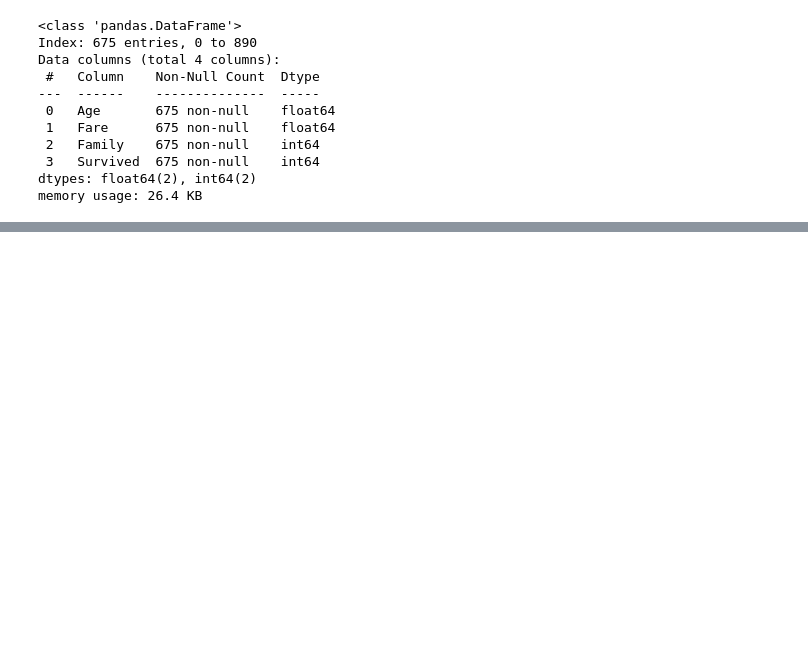
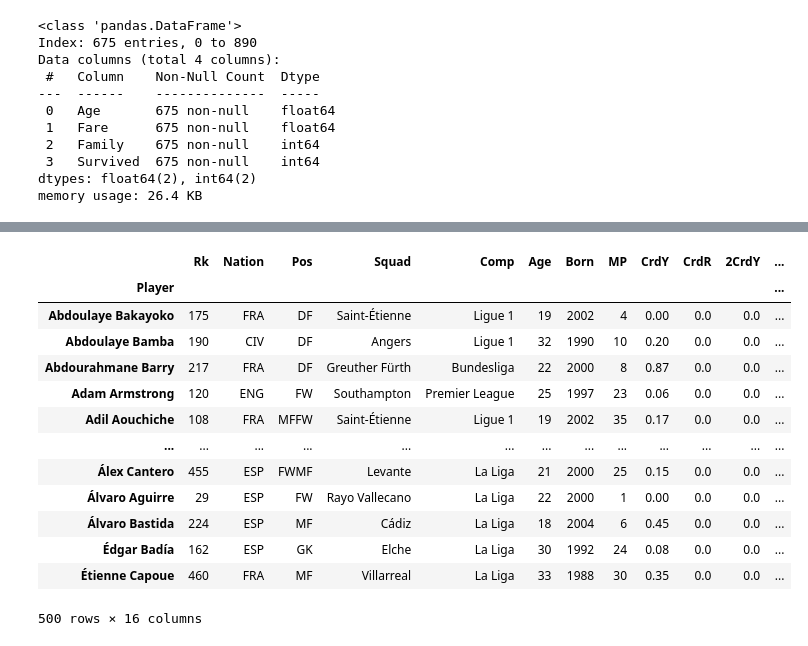
Before and after one commit to jhasan2026/MachineTrain_Lab, a Jupyter notebook: 1_Data_Structure/2_Pandas/2_Dataframe_Pandas.ipynb, the cells around one changed output, grey strips where cells are left out. Drawn from its saved outputs; the diff is of its cells as text; code cells hidden in the pictures; blank space fills up the shorter version.

```diff
--- a/1_Data_Structure/2_Pandas/2_Dataframe_Pandas.ipynb
+++ b/1_Data_Structure/2_Pandas/2_Dataframe_Pandas.ipynb
@@ -521,0 +524,3 @@ memory usage: 26.4 KB
+# %%
+df["SoT"] = df["SoT"].astype("float32")
+df.info()
@@ -521,0 +563,17 @@ memory usage: 26.4 KB
+# %%
+df.sort_index()
+# %% [output]
+|  | Rk | Nation | Pos | Squad | Comp | Age | Born | MP | CrdY | CrdR | 2CrdY | ... |
+| Player |  |  |  |  |  |  |  |  |  |  |  | ... |
+| Abdoulaye Bakayoko | 175 | FRA | DF | Saint-Étienne | Ligue 1 | 19 | 2002 | 4 | 0.00 | 0.0 | 0.0 | ... |
+| Abdoulaye Bamba | 190 | CIV | DF | Angers | Ligue 1 | 32 | 1990 | 10 | 0.20 | 0.0 | 0.0 | ... |
+| Abdourahmane Barry | 217 | FRA | DF | Greuther Fürth | Bundesliga | 22 | 2000 | 8 | 0.87 | 0.0 | 0.0 | ... |
+| Adam Armstrong | 120 | ENG | FW | Southampton | Premier League | 25 | 1997 | 23 | 0.06 | 0.0 | 0.0 | ... |
+| Adil Aouchiche | 108 | FRA | MFFW | Saint-Étienne | Ligue 1 | 19 | 2002 | 35 | 0.17 | 0.0 | 0.0 | ... |
+| ... | ... | ... | ... | ... | ... | ... | ... | ... | ... | ... | ... | ... |
+| Álex Cantero | 455 | ESP | FWMF | Levante | La Liga | 21 | 2000 | 25 | 0.15 | 0.0 | 0.0 | ... |
+| Álvaro Aguirre | 29 | ESP | FW | Rayo Vallecano | La Liga | 22 | 2000 | 1 | 0.00 | 0.0 | 0.0 | ... |
+| Álvaro Bastida | 224 | ESP | MF | Cádiz | La Liga | 18 | 2004 | 6 | 0.45 | 0.0 | 0.0 | ... |
+| Édgar Badía | 162 | ESP | GK | Elche | La Liga | 30 | 1992 | 24 | 0.08 | 0.0 | 0.0 | ... |
+| Étienne Capoue | 460 | FRA | MF | Villarreal | La Liga | 33 | 1988 | 30 | 0.35 | 0.0 | 0.0 | ... |
+500 rows × 16 columns
```
Also changed, not shown: parts of 9 cells of this notebook, 12 other files.
